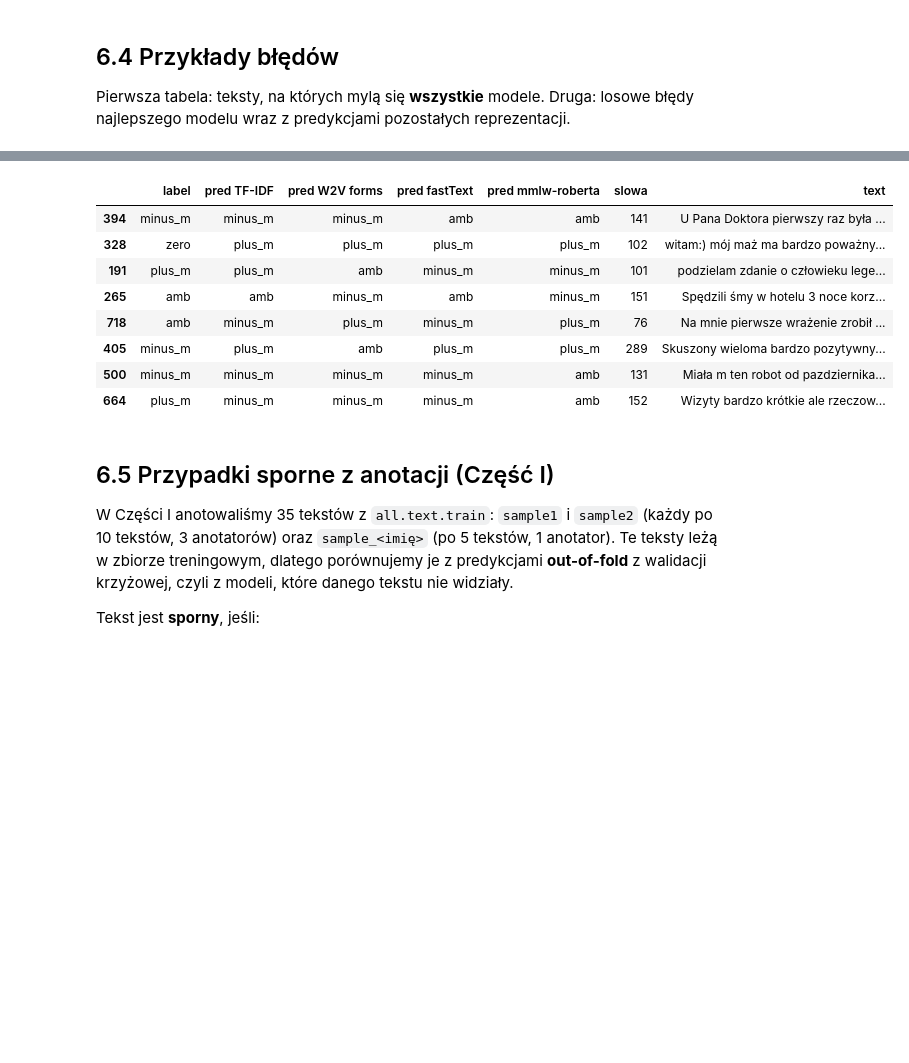
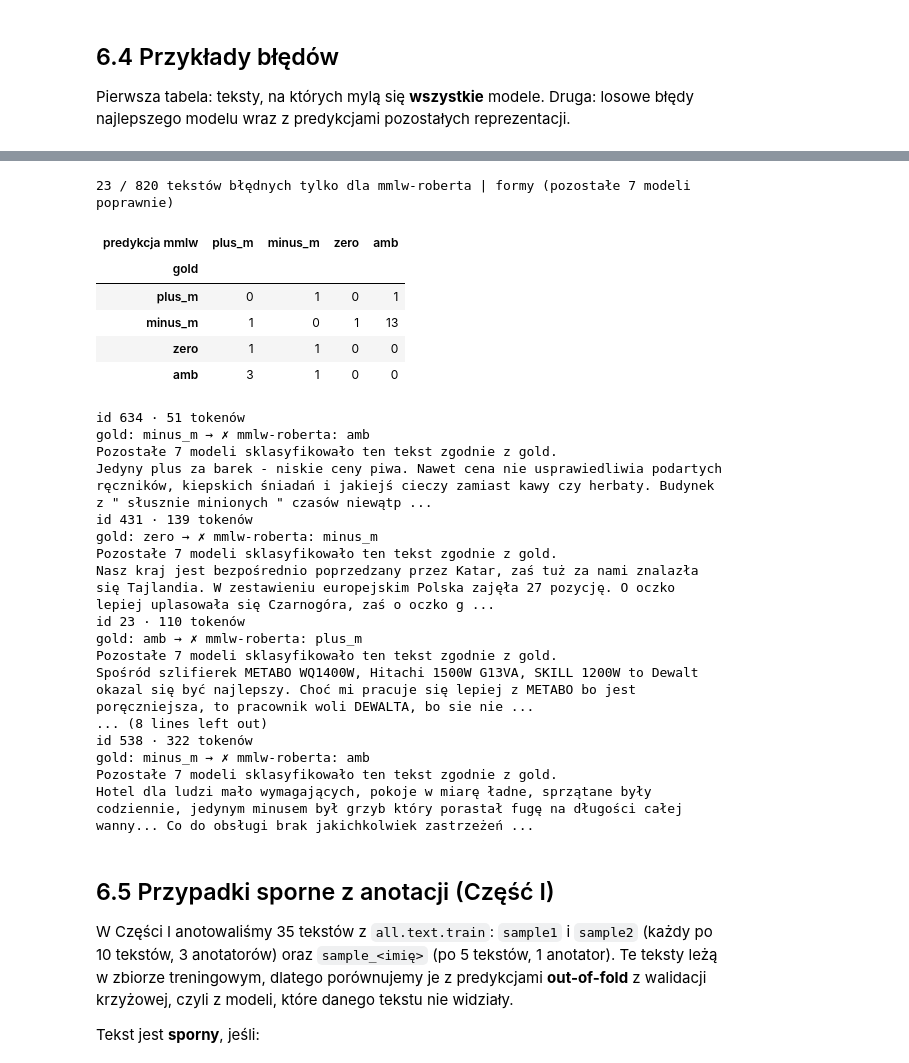
Before and after one commit to Voldziu/NLP, a Jupyter notebook: 01/notebooks/classification.ipynb, the cells around one changed output, grey strips where cells are left out. Drawn from its saved outputs; the diff is of its cells as text; code cells hidden in the pictures; blank space fills up the shorter version.

```diff
--- a/01/notebooks/classification.ipynb
+++ b/01/notebooks/classification.ipynb
@@ -845,16 +882,41 @@ show(hard, ["label", *PRED_COLS, "slowa", "text"], 8)
 # %%
-wrong = test[pred != y_test]
-show(wrong, ["label", *PRED_COLS, "slowa", "text"], 8)
+MM = "mmlw-roberta | formy"
+only_mm = test[ERR[MM] & (ERR.drop(columns=MM).sum(axis=1) == 0)]
+
+print(f"{len(only_mm)} / {len(test)} tekstów błędnych tylko dla {MM} (pozostałe {len(MODELS_MAIN) - 1} modeli poprawnie)")
+if len(only_mm):
+    display(
+        pd.crosstab(only_mm["label"], RUNS[MM]["pred"][only_mm.index],
+                    rownames=["gold"], colnames=["predykcja mmlw"])
+        .reindex(index=LABELS, columns=LABELS, fill_value=0)
+    )
+    show_cards(only_mm, [MM], n=6,
+               note=f"Pozostałe {len(MODELS_MAIN) - 1} modeli sklasyfikowało ten tekst zgodnie z gold.")
 # %% [output]
+23 / 820 tekstów błędnych tylko dla mmlw-roberta | formy (pozostałe 7 modeli poprawnie)
-|  | label | pred TF-IDF | pred W2V forms | pred fastText | pred mmlw-roberta | slowa | text |
-| 394 | minus_m | minus_m | minus_m | amb | amb | 141 | U Pana Doktora pierwszy raz była ... |
-| 328 | zero | plus_m | plus_m | plus_m | plus_m | 102 | witam:) mój maż ma bardzo poważny... |
-| 191 | plus_m | plus_m | amb | minus_m | minus_m | 101 | podzielam zdanie o człowieku lege... |
-| 265 | amb | amb | minus_m | amb | minus_m | 151 | Spędzili śmy w hotelu 3 noce korz... |
-| 718 | amb | minus_m | plus_m | minus_m | plus_m | 76 | Na mnie pierwsze wrażenie zrobił ... |
-| 405 | minus_m | plus_m | amb | plus_m | plus_m | 289 | Skuszony wieloma bardzo pozytywny... |
-| 500 | minus_m | minus_m | minus_m | minus_m | amb | 131 | Miała m ten robot od pazdziernika... |
-| 664 | plus_m | minus_m | minus_m | minus_m | amb | 152 | Wizyty bardzo krótkie ale rzeczow... |
+| predykcja mmlw | plus_m | minus_m | zero | amb |
+| gold |  |  |  |  |
+| plus_m | 0 | 1 | 0 | 1 |
+| minus_m | 1 | 0 | 1 | 13 |
+| zero | 1 | 1 | 0 | 0 |
+| amb | 3 | 1 | 0 | 0 |
+id 634 · 51 tokenów
+gold: minus_m → ✗ mmlw-roberta: amb
+Pozostałe 7 modeli sklasyfikowało ten tekst zgodnie z gold.
+Jedyny plus za barek - niskie ceny piwa. Nawet cena nie usprawiedliwia podartych ręczników, kiepskich śniadań i jakiejś cieczy zamiast kawy czy herbaty. Budynek z " słusznie minionych " czasów niewątp ...
+id 431 · 139 tokenów
+gold: zero → ✗ mmlw-roberta: minus_m
+Pozostałe 7 modeli sklasyfikowało ten tekst zgodnie z gold.
+Nasz kraj jest bezpośrednio poprzedzany przez Katar, zaś tuż za nami znalazła się Tajlandia. W zestawieniu europejskim Polska zajęła 27 pozycję. O oczko lepiej uplasowała się Czarnogóra, zaś o oczko g ...
+id 23 · 110 tokenów
+gold: amb → ✗ mmlw-roberta: plus_m
+Pozostałe 7 modeli sklasyfikowało ten tekst zgodnie z gold.
+Spośród szlifierek METABO WQ1400W, Hitachi 1500W G13VA, SKILL 1200W to Dewalt okazal się być najlepszy. Choć mi pracuje się lepiej z METABO bo jest poręczniejsza, to pracownik woli DEWALTA, bo sie nie ...
+... (8 lines left out)
+id 538 · 322 tokenów
+gold: minus_m → ✗ mmlw-roberta: amb
+Pozostałe 7 modeli sklasyfikowało ten tekst zgodnie z gold.
+Hotel dla ludzi mało wymagających, pokoje w miarę ładne, sprzątane były codziennie, jedynym minusem był grzyb który porastał fugę na długości całej wanny... Co do obsługi brak jakichkolwiek zastrzeżeń ...
 # %% [markdown]
 ## 6.5 Przypadki sporne z anotacji (Część I)
 
```
Also changed, not shown: parts of 5 cells of this notebook.
